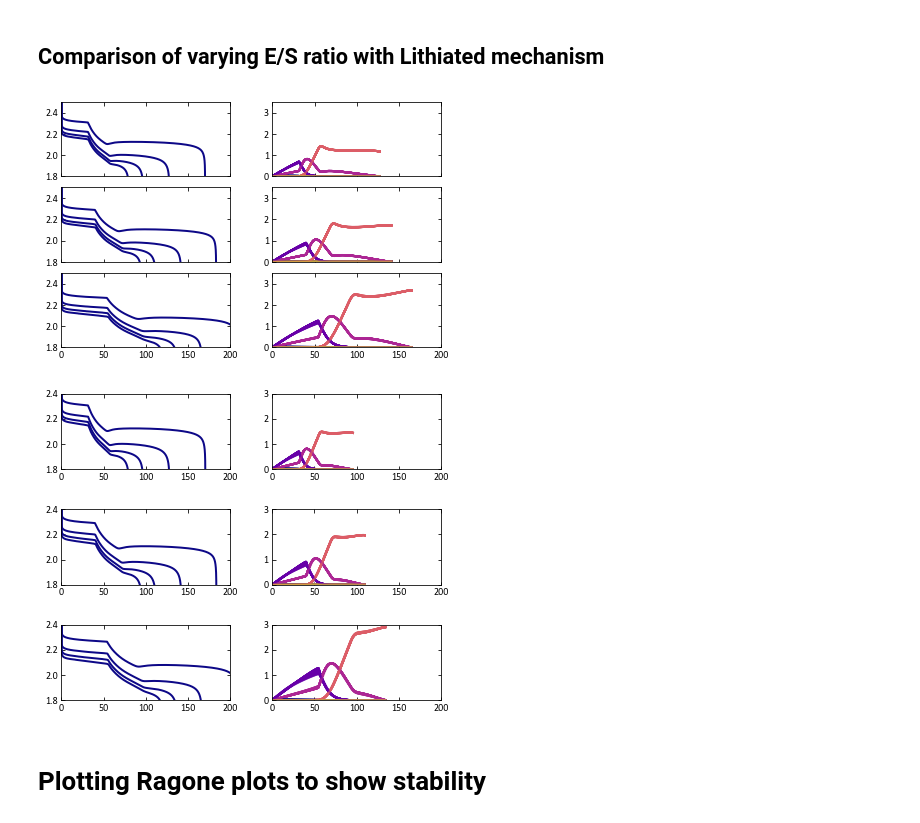
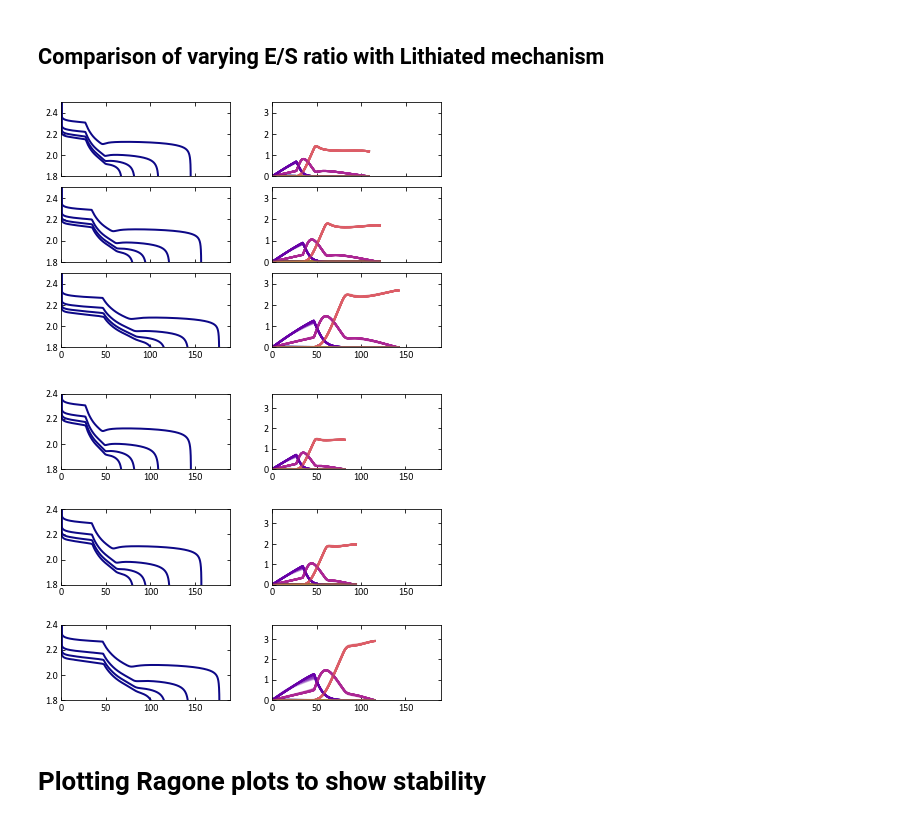
Before and after one commit to decaluwe/2020_Li_Sulfur_Modeling, a Jupyter notebook: Figures/scripts/Li_S Plotting.ipynb, the cells around one changed output. Saved outputs shown, nothing was run; the diff lists cells and outputs as text; code cells hidden in the pictures.

```diff
--- a/Figures/scripts/Li_S Plotting.ipynb
+++ b/Figures/scripts/Li_S Plotting.ipynb
@@ -515,7 +461,8 @@ for k in range(3):
         linewidth=lw)
 
 points = inputs.npoints_cathode+inputs.npoints_sep+1
-alphas = np.linspace(1.,0.3,points)
+alphas = np.logspace(0.,-1.5,points)
+print(alphas)
 # We unfortunately need to mess around with species order, to keep consistent coloring, for Assary and Kuz/mina:
 cmap_atomistic = np.vstack((species_cmap[:4], species_cmap[5], species_cmap[4], species_cmap[6:]))
 
@@ -532,13 +479,13 @@ for i in np.arange(0, 1, 1):
             axs[3,1].plot(Cap_kuzmina_85pct25um[keys_s[i]], C_k_kuzmina_85pct25um[keys_s[i]].iloc[:, k+offset],
                          linewidth=lw, color=cmap_atomistic[k], alpha = alphas[j])
 
-plt.xlim((0, 1450))
+plt.xlim((0, 1500))
 plt.xticks([0, 400, 800, 1200])
 
 for i in range(4):
     axs[i,0].set_ylim((1.8,2.5))
     axs[i,0].set_yticks([1.8, 2.0, 2.2, 2.4])
-    axs[i,1].set_ylim((-0.05,1.05))
+    axs[i,1].set_ylim((-0.05,1.25))
     axs[i,1].set_yticks([0.0, 0.5, 1.0])
 
 plt.subplots_adjust(hspace=0.15,wspace=0.25)
@@ -587,8 +539,9 @@ for j in np.arange(0, points-1):
             color=species_cmap[k], alpha=alphas[j])
 
 x_cat = np.concatenate((np.linspace(2.5e-6, inputs.H_cat+2.5e-6, inputs.npoints_cathode+1)[:-1],
-     np.linspace(inputs.H_cat+2.5e-6, inputs.H_cat+inputs.H_elyte-2.5e-6, inputs.npoints_sep),np.array([inputs.H_cat+inputs.H_elyte+0.5*inputs.H_an])),0)
+     np.linspace(inputs.H_cat+2.5e-6, inputs.H_cat+inputs.H_elyte-2.5e-6, inputs.npoints_sep),np.array([inputs.H_cat+inputs.H_elyte+0.5*inputs.H_an*(1-0.95)])),0)
 print(x_cat)
+print(inputs.H_an, inputs.epsilon_an, inputs.H_an*0.95)
 
 for j in np.arange(0, len(Cap_Li_85pct25um[keys_s[C_rate_key]]), 30):
     axs[1,1].plot(x_cat*1e6, C_Lip_85pct25um[keys_s[C_rate_key]].iloc[j, 0:points],
@@ -601,8 +554,8 @@ for j in np.arange(0, len(Cap_cascade_85pct25um[keys_s[C_rate_key]]), 30):
 for j in range(2):
     axs[j,0].set_xlim((0, 800))
     axs[j,0].set_xticks([0, 400, 800])
-    axs[j,0].set_ylim((0.,1.1))
-    axs[j,0].set_yticks([0.0, 0.5, 1.0])
+    axs[j,0].set_ylim((0.,1.6))
+    axs[j,0].set_yticks([0.0, 0.5, 1.0, 1.5])
     axs[j,1].set_ylim((0, 5))
     axs[j,1].set_yticks([0.0, 2.5, 5.0])
     # axs[j,1].set_xlim((0, 125))
@@ -718,12 +672,12 @@ from li_s_battery_init import cathode as cat2uL1
 from li_s_battery_init import anode as an2uL1
 
 # Read in manually: sulfur to battery mass, and total battery mass:
-m_bat_4 = 3.0114918e-5
-m_ratio_4 = 0.14165621
-m_bat_3 = 3.070632e-5
-m_ratio_3 = 0.17858987
-m_bat_2 = 3.177985e-5
-m_ratio_2 = 0.24212
+m_bat_4 = 2.7401107e-5
+m_ratio_4 = 0.12112004
+m_bat_3 = 2.7863897e-5
+m_ratio_3 = 0.15331347
+m_bat_2 = 2.869306e-5
+m_ratio_2 = 0.208396
 os.chdir(owd)
 # %%
 os.chdir(owd)
@@ -756,13 +710,13 @@ for j in np.arange(0, points-1):
                         linewidth=lw, color=species_cmap[k],alpha=alphas[j])
 
 for i in range(3):
-    axs[i,0].set_xlim((0,200))
-    axs[i,0].set_xticks([0, 50, 100, 150, 200])
+    axs[i,0].set_xlim((0,190))
+    axs[i,0].set_xticks([0, 50, 100, 150])
     axs[i,0].set_ylim((1.8,2.5))
     axs[i,0].set_yticks([1.8, 2.0, 2.2, 2.4])
 
-    axs[i,1].set_xlim((0,200))
-    axs[i,1].set_xticks([0, 50, 100, 150, 200])
+    axs[i,1].set_xlim((0,190))
+    axs[i,1].set_xticks([0, 50, 100, 150])
     axs[i,1].set_ylim((0.0,3.5))
     axs[i,1].set_yticks([0.0, 1.0, 2.0, 3.0])
 
@@ -771,7 +725,7 @@ plt.subplots_adjust(hspace=0.15,wspace=0.25)
 fig.savefig('Figure5_CellDesign_DischargeProfiles.pdf')
 os.chdir(owd)
 # %% [output]
-[figure, old version]
+[figure, new version]
 # %%
 os.chdir(owd)
 
@@ -785,39 +739,39 @@ for i in range(3):
 
 fig.set_size_inches((6., 5.))
 
 for i in range(4):
     axs[0,0].plot(m_ratio_4*Cap_Li_4uL[keys_s[i]], Vcell_Li_4uL[keys_s[i]], linewidth=lw, color=species_cmap[0])
     axs[1,0].plot(m_ratio_3*Cap_Li_3uL[keys_s[i]], Vcell_Li_3uL[keys_s[i]], linewidth=lw, color=species_cmap[0])
     axs[2,0].plot(m_ratio_2*Cap_Li_2uL[keys_s[i]], Vcell_Li_2uL[keys_s[i]], linewidth=lw, color=species_cmap[0])
 
 
 i=2
 for j in np.arange(0, points-1):
     offset = j*6
     for k in np.arange(0, 6):
         axs[0,1].plot(m_ratio_4*Cap_Li_4uL[keys_s[i]], C_k_Li_4uL[keys_s[i]].iloc[:, k+offset],
                     linewidth=lw, color=species_cmap[k],alpha=alphas[j])
         axs[1,1].plot(m_ratio_3*Cap_Li_3uL[keys_s[i]], C_k_Li_3uL[keys_s[i]].iloc[:, k+offset],
                     linewidth=lw, color=species_cmap[k],alpha=alphas[j])
         axs[2,1].plot(m_ratio_2*Cap_Li_2uL[keys_s[i]], C_k_Li_2uL[keys_s[i]].iloc[:, k+offset],
                         linewidth=lw, color=species_cmap[k],alpha=alphas[j])
 
 for i in range(3):
-    axs[i,0].set_xlim((0,200))
-    axs[i,0].set_xticks([0, 50, 100, 150, 200])
+    axs[i,0].set_xlim((0,190))
+    axs[i,0].set_xticks([0, 50, 100, 150])
     axs[i,0].set_ylim((1.8,2.4))
     axs[i,0].set_yticks([1.8, 2.0, 2.2, 2.4])
 
-    axs[i,1].set_xlim((0,200))
-    axs[i,1].set_xticks([0, 50, 100, 150, 200])
-    axs[i,1].set_ylim((0.0,3.0))
+    axs[i,1].set_xlim((0,190))
+    axs[i,1].set_xticks([0, 50, 100, 150])
+    axs[i,1].set_ylim((0.0,3.7))
     axs[i,1].set_yticks([0.0, 1.0, 2.0, 3.0])
 
 
 fig.savefig('FigureSupp_CellDesign_DischargeProfiles_1C.pdf')
 os.chdir(owd)
 # %% [output]
-[figure, old version]
+[figure, new version]
 # %% [markdown]
 # Plotting Ragone plots to show stability
 # %% [markdown]
```
Also changed, not shown: parts of 17 cells of this notebook, 29 other files.
